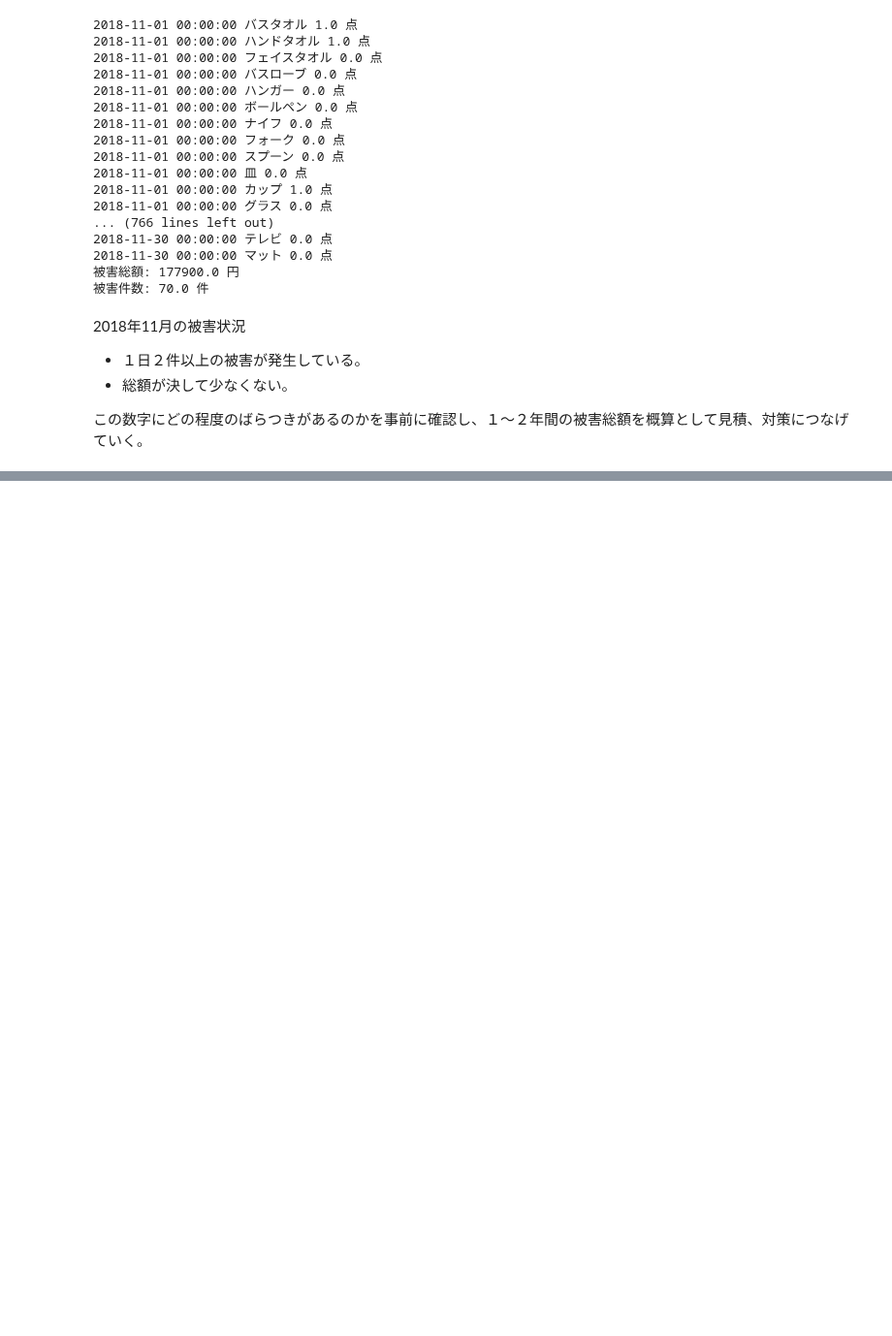
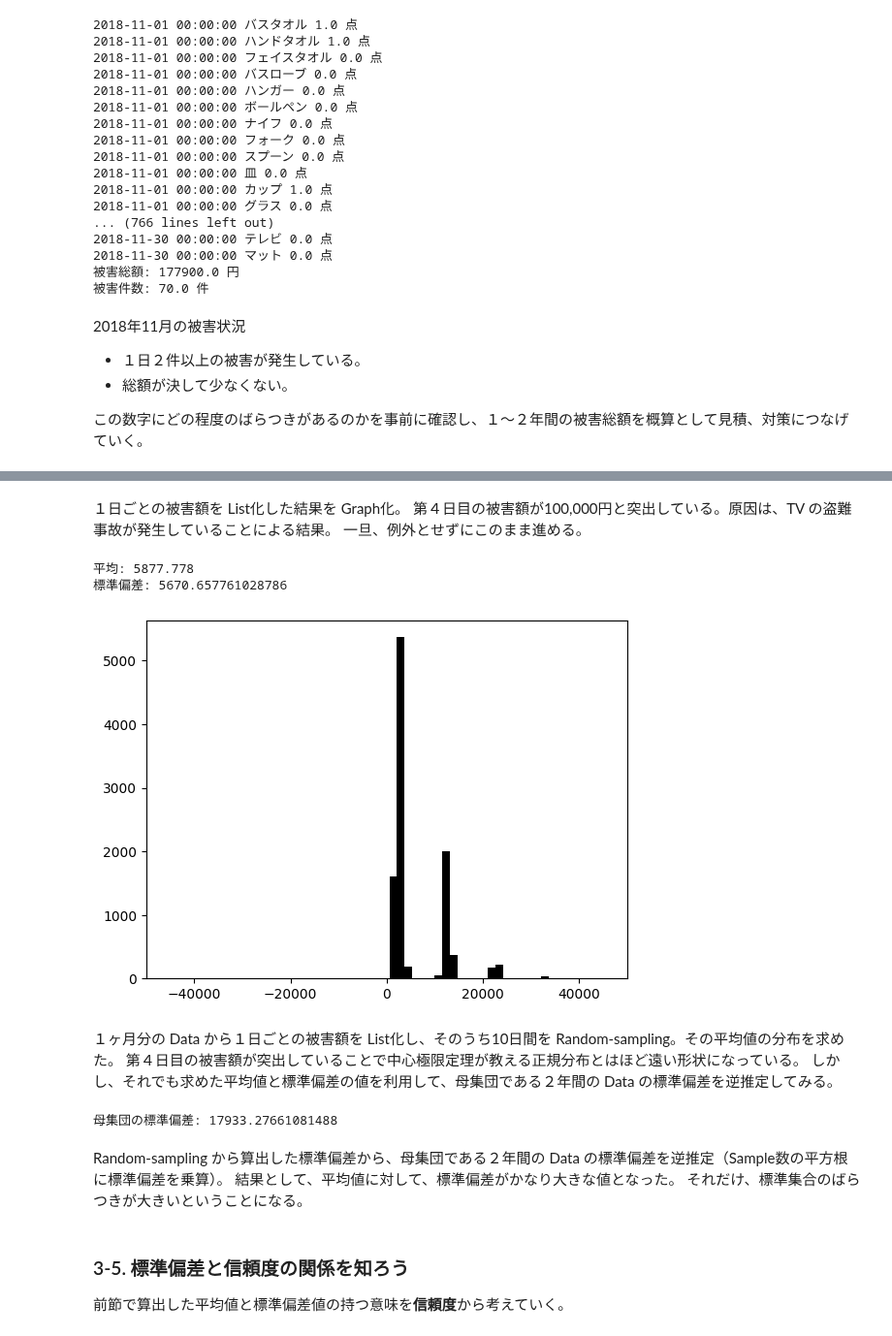
Before and after one commit to 1024xx4/math_programing_for_ai_and_ds, a Jupyter notebook: section03/section03.ipynb, the cells around one changed output, grey strips where cells are left out. Shown at 97% size. Drawn from its saved outputs; the diff is of its cells as text; code cells hidden in the pictures; blank space fills up the shorter version.

```diff
--- a/section03/section03.ipynb
+++ b/section03/section03.ipynb
@@ -318,0 +335,57 @@ print(f"被害件数: {total_theft} 件")
+# %% [markdown]
+１日ごとの被害額を List化した結果を Graph化。
+第４日目の被害額が100,000円と突出している。原因は、TV の盗難事故が発生していることによる結果。
+一旦、例外とせずにこのまま進める。
+# %%
+# 10日間を Random-sampling して平均値の分布を算出する
+import numpy as np
+
+num_sample = 10  # Sample数（Sample集団の大きさ）を設定
+
+# 試行回数を設定
+num_trial = 10_000
+x_trial = np.zeros(num_trial)
+
+# Sample平均の算出を試行
+for i in range(num_trial):
+    # Sample抽出
+    x = list_amount
+    x_sample = np.random.choice(x, num_sample)
+    x_ave = np.average(x_sample)  # 平均を計算
+    x_trial[i] = x_ave  # 値を格納
+
+# Sample平均の平均・標準偏差を計算
+x_trial_ave = np.average(x_trial)
+x_trial_std = np.std(x_trial)
+print(f"平均: {x_trial_ave}")
+print(f"標準偏差: {x_trial_std}")
+
+# 描画
+num_bin = 21
+plt.hist(x_trial, num_bin, color='k')
+plt.xlim([-50_000, 50_000])
+plt.show()
+# %% [output]
+平均: 5877.778
+標準偏差: 5670.657761028786
+[figure, added]
+# %% [markdown]
+１ヶ月分の Data から１日ごとの被害額を List化し、そのうち10日間を Random-sampling。その平均値の分布を求めた。
+第４日目の被害額が突出していることで中心極限定理が教える正規分布とはほど遠い形状になっている。
+しかし、それでも求めた平均値と標準偏差の値を利用して、母集団である２年間の Data の標準偏差を逆推定してみる。
+# %%
+# １ヶ月分の Data から２年分の Data の平均・標準偏差を推定する
+import numpy as np
+
+sample_std = x_trial_std.round()  # Sample集合の平均の標準偏差を推定
+org_std = np.sqrt(num_sample) * sample_std  # 母集団の分散を計算
+print(f"母集団の標準偏差: {org_std}")
+# %% [output]
+母集団の標準偏差: 17933.27661081488
+# %% [markdown]
+Random-sampling から算出した標準偏差から、母集団である２年間の Data の標準偏差を逆推定（Sample数の平方根に標準偏差を乗算）。
+結果として、平均値に対して、標準偏差がかなり大きな値となった。
+それだけ、標準集合のばらつきが大きいということになる。
+# %% [markdown]
+### 3-5. 標準偏差と信頼度の関係を知ろう
+前節で算出した平均値と標準偏差値の持つ意味を**信頼度**から考えていく。
```
Also changed, not shown: parts of 2 cells of this notebook.
